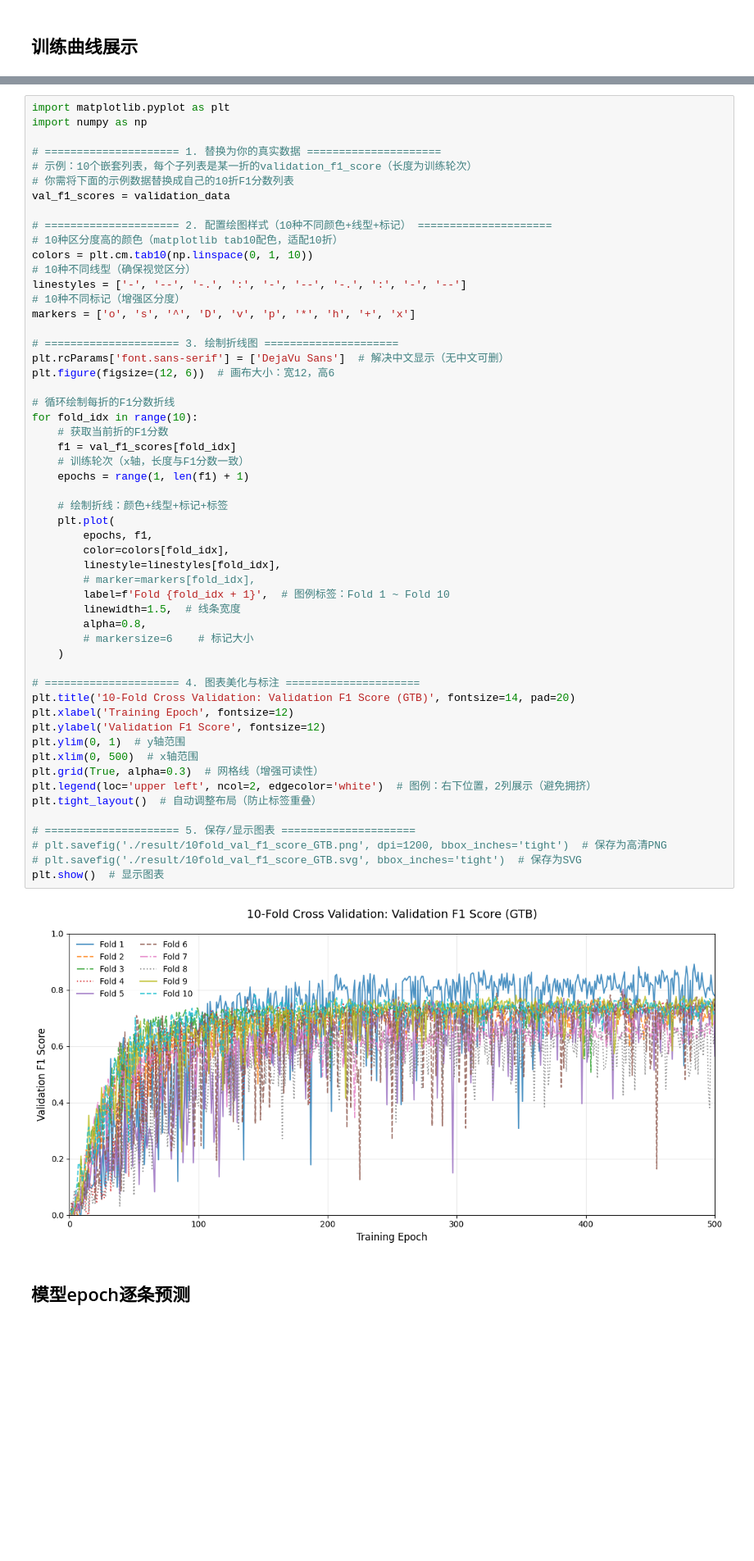
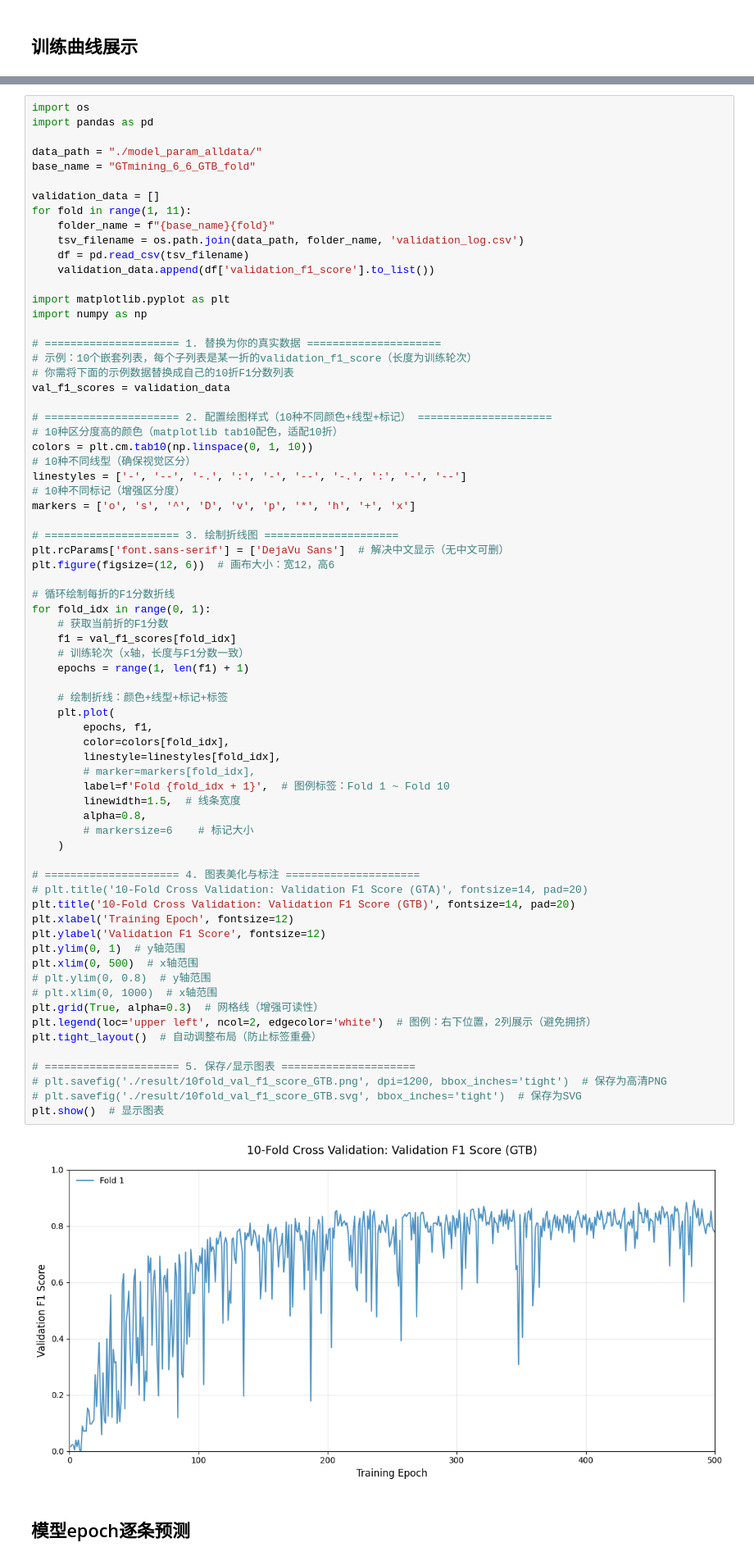
Before and after one commit to toolManAYY/GTmining, a Jupyter notebook: diffpool/select_epoch_and_plot_figure.ipynb, the cells around one changed output, grey strips where cells are left out. Shown at 82% size. Saved outputs shown, nothing was run; the diff lists cells and outputs as text; blank space fills up the shorter version.

```diff
--- a/diffpool/select_epoch_and_plot_figure.ipynb
+++ b/diffpool/select_epoch_and_plot_figure.ipynb
@@ -18,4 +8,17 @@ for fold in range(1, 11):
 # %%
+import os
+import pandas as pd
+
+data_path = "./model_param_alldata/"
+base_name = "GTmining_6_6_GTB_fold"
+
+validation_data = []
+for fold in range(1, 11):
+    folder_name = f"{base_name}{fold}"
+    tsv_filename = os.path.join(data_path, folder_name, 'validation_log.csv')
+    df = pd.read_csv(tsv_filename)
+    validation_data.append(df['validation_f1_score'].to_list())
+
 import matplotlib.pyplot as plt
 import numpy as np
 
@@ -37,39 +40,42 @@ plt.rcParams['font.sans-serif'] = ['DejaVu Sans']  # 解决中文显示（无中
 plt.figure(figsize=(12, 6))  # 画布大小：宽12，高6
 
 # 循环绘制每折的F1分数折线
-for fold_idx in range(10):
+for fold_idx in range(0, 1):
     # 获取当前折的F1分数
     f1 = val_f1_scores[fold_idx]
     # 训练轮次（x轴，长度与F1分数一致）
     epochs = range(1, len(f1) + 1)
 
     # 绘制折线：颜色+线型+标记+标签
     plt.plot(
         epochs, f1,
         color=colors[fold_idx],
         linestyle=linestyles[fold_idx],
         # marker=markers[fold_idx],
         label=f'Fold {fold_idx + 1}',  # 图例标签：Fold 1 ~ Fold 10
         linewidth=1.5,  # 线条宽度
         alpha=0.8,
         # markersize=6    # 标记大小
     )
 
 # ===================== 4. 图表美化与标注 =====================
+# plt.title('10-Fold Cross Validation: Validation F1 Score (GTA)', fontsize=14, pad=20)
 plt.title('10-Fold Cross Validation: Validation F1 Score (GTB)', fontsize=14, pad=20)
 plt.xlabel('Training Epoch', fontsize=12)
 plt.ylabel('Validation F1 Score', fontsize=12)
 plt.ylim(0, 1)  # y轴范围
 plt.xlim(0, 500)  # x轴范围
+# plt.ylim(0, 0.8)  # y轴范围
+# plt.xlim(0, 1000)  # x轴范围
 plt.grid(True, alpha=0.3)  # 网格线（增强可读性）
 plt.legend(loc='upper left', ncol=2, edgecolor='white')  # 图例：右下位置，2列展示（避免拥挤）
 plt.tight_layout()  # 自动调整布局（防止标签重叠）
 
 # ===================== 5. 保存/显示图表 =====================
 # plt.savefig('./result/10fold_val_f1_score_GTB.png', dpi=1200, bbox_inches='tight')  # 保存为高清PNG
 # plt.savefig('./result/10fold_val_f1_score_GTB.svg', bbox_inches='tight')  # 保存为SVG
 plt.show()  # 显示图表
 # %% [output]
-[figure, old version]
+[figure, new version]
 # %% [markdown]
 ## 模型epoch逐条预测
```
Also changed, not shown: parts of 34 cells of this notebook, 12 other files.
